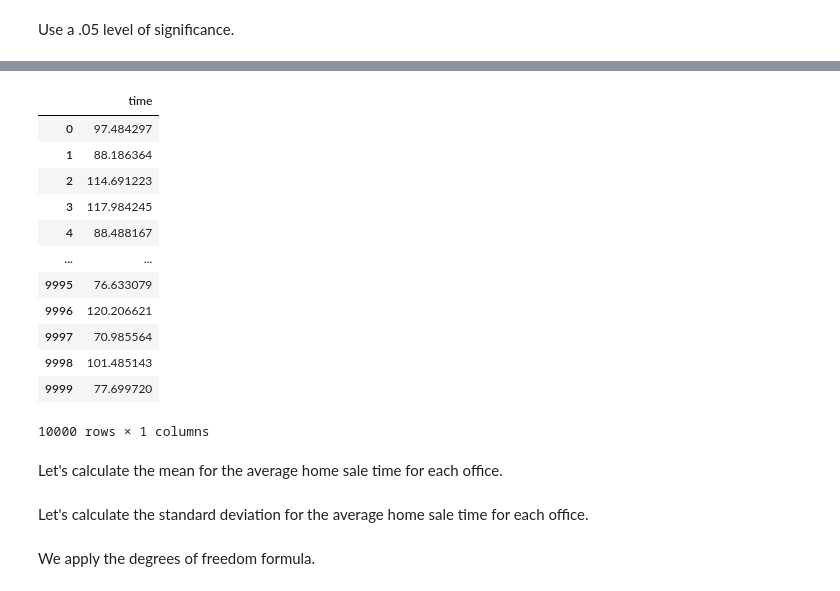
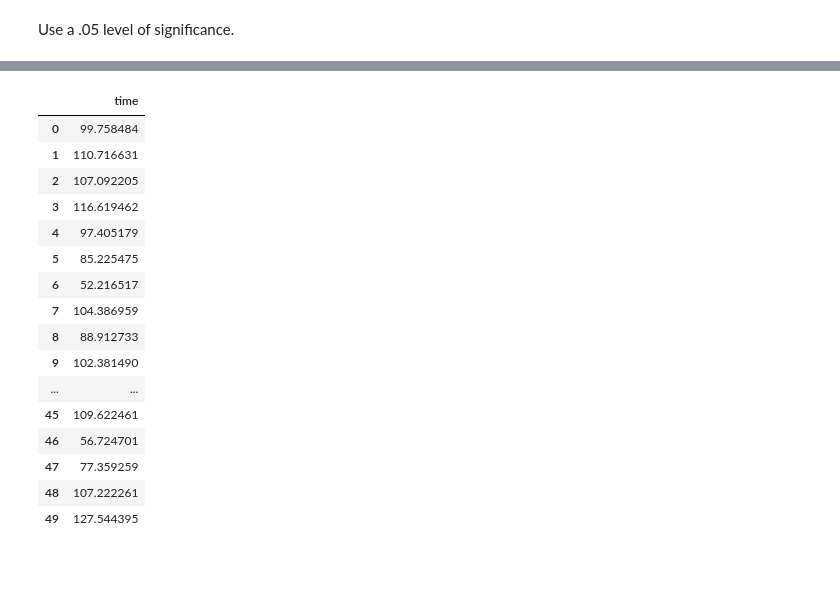
Before and after one commit to malachi-hale/statistics-exercises, a Jupyter notebook: hypothesis_testing.ipynb, the cells around one changed output, grey strips where cells are left out. Drawn from its saved outputs; the diff is of its cells as text; code cells hidden in the pictures; blank space fills up the shorter version.

```diff
--- a/hypothesis_testing.ipynb
+++ b/hypothesis_testing.ipynb
@@ -92,20 +102,22 @@ office_1_pd
 # %%
-office_2 = random.normal(mean2, std2, size = 10_000)
+office_2 = random.normal(mean2, std2, size = sample_size2)
 office_2_pd = pd.DataFrame({'time': office_2})
 office_2_pd
 # %% [output]
 |  | time |
-| 0 | 97.484297 |
-| 1 | 88.186364 |
-| 2 | 114.691223 |
-| 3 | 117.984245 |
-| 4 | 88.488167 |
+| 0 | 99.758484 |
+| 1 | 110.716631 |
+| 2 | 107.092205 |
+| 3 | 116.619462 |
+| 4 | 97.405179 |
+| 5 | 85.225475 |
+| 6 | 52.216517 |
+| 7 | 104.386959 |
+| 8 | 88.912733 |
+| 9 | 102.381490 |
 | ... | ... |
-| 9995 | 76.633079 |
-| 9996 | 120.206621 |
-| 9997 | 70.985564 |
-| 9998 | 101.485143 |
-| 9999 | 77.699720 |
+| 45 | 109.622461 |
+| 46 | 56.724701 |
+| 47 | 77.359259 |
+| 48 | 107.222261 |
+| 49 | 127.544395 |
-10000 rows × 1 columns
-# %% [markdown]
-Let's calculate the mean for the average home sale time for each office.
@@ -115,2 +123,0 @@ office_2_mean = office_2_pd['time'].mean()
-# %% [markdown]
-Let's calculate the standard deviation for the average home sale time for each office.
@@ -120,2 +123,0 @@ office_2_std = office_2_pd['time'].std()
-# %% [markdown]
-We apply the degrees of freedom formula.
```
Also changed, not shown: parts of 121 cells of this notebook.
